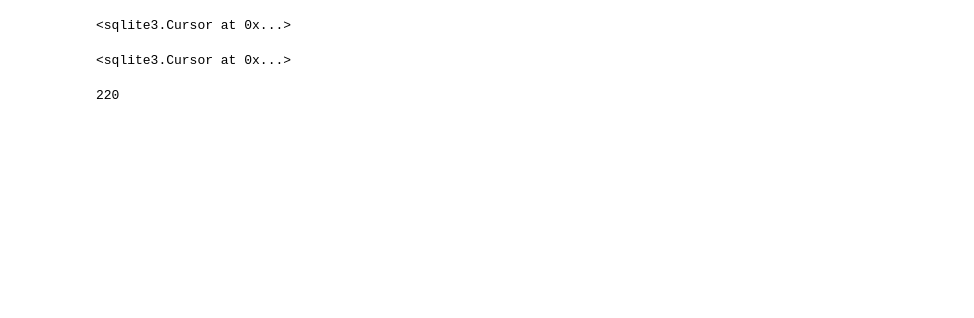
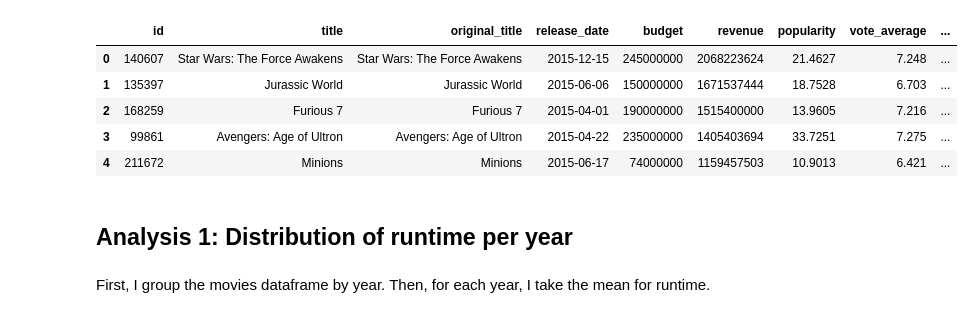
Before and after one commit to domenicapalominoh-lang/me204-final-project, a Jupyter notebook: notebooks/NB03-Data-Analysis.ipynb, the cells around one changed output. Saved outputs shown, nothing was run; the diff lists cells and outputs as text; code cells hidden in the pictures; blank space fills up the shorter version.

```diff
--- a/notebooks/NB03-Data-Analysis.ipynb
+++ b/notebooks/NB03-Data-Analysis.ipynb
@@ -74,38 +13,19 @@ fig.show()
 # %%
 conn = sqlite3.connect("../data/movies.db")
-# %%
-conn.execute("PRAGMA foreign_keys = ON;")
-# %% [output]
-<sqlite3.Cursor at 0x...>
-# %%
-# Create the 'hourly_readings' table with defined data types
-schema_query = """
-DROP TABLE IF EXISTS movies;
-
-CREATE TABLE movies (
-    id BIGINT PRIMARY KEY,
-    title VARCHAR(255),
-    original_title VARCHAR(255),
-    release_date DATE,
-    budget BIGINT,
-    revenue BIGINT,
-    popularity DECIMAL(10,4),
-    vote_average DECIMAL(4,3),
-    vote_count INTEGER,
-    runtime INTEGER,
-    original_language VARCHAR(10)
-);
-"""
-
-conn.executescript(schema_query)
-# %% [output]
-<sqlite3.Cursor at 0x...>
-# %%
-movies.to_sql(
-    "movies",
-    conn,
-    if_exists="append",
-    index=False
-)
-# %% [output]
-220
+# %%
+movies = pd.read_sql("SELECT * FROM movies", conn)
+genres = pd.read_sql("SELECT * FROM genres", conn)
+genres_movie = pd.read_sql("SELECT * FROM movie_genres", conn)
+# %%
+movies.head(5)
+# %% [output]
+|  | id | title | original_title | release_date | budget | revenue | popularity | vote_average | ... |
+| 0 | 140607 | Star Wars: The Force Awakens | Star Wars: The Force Awakens | 2015-12-15 | 245000000 | 2068223624 | 21.4627 | 7.248 | ... |
+| 1 | 135397 | Jurassic World | Jurassic World | 2015-06-06 | 150000000 | 1671537444 | 18.7528 | 6.703 | ... |
+| 2 | 168259 | Furious 7 | Furious 7 | 2015-04-01 | 190000000 | 1515400000 | 13.9605 | 7.216 | ... |
+| 3 | 99861 | Avengers: Age of Ultron | Avengers: Age of Ultron | 2015-04-22 | 235000000 | 1405403694 | 33.7251 | 7.275 | ... |
+| 4 | 211672 | Minions | Minions | 2015-06-17 | 74000000 | 1159457503 | 10.9013 | 6.421 | ... |
+# %% [markdown]
+## Analysis 1: Distribution of runtime per year
+# %% [markdown]
+First, I group the movies dataframe by year. Then, for each year, I take the mean for runtime.
```
Also changed, not shown: parts of 26 cells of this notebook, 20 other files.
